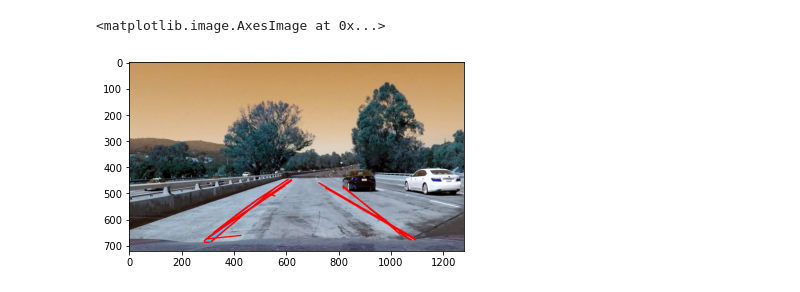
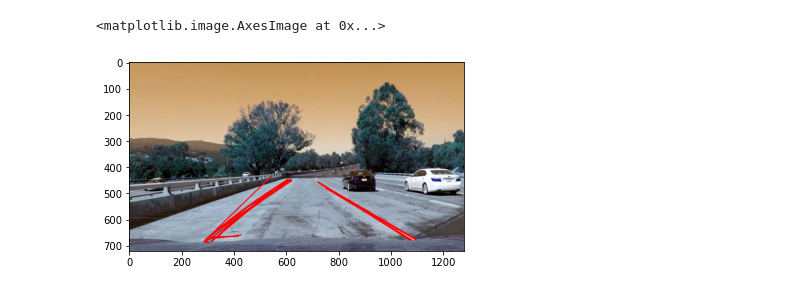
Before and after one commit to HelalyJunior/ImageProcessing-LaneDetection, a Jupyter notebook: LaneDetectionAnotherTechniques.ipynb, the cells around one changed output. Saved outputs shown, nothing was run; the diff lists cells and outputs as text; code cells hidden in the pictures.

```diff
--- a/LaneDetectionAnotherTechniques.ipynb
+++ b/LaneDetectionAnotherTechniques.ipynb
@@ -67,33 +123,33 @@ mask = np.zeros_like(img)
 input_top_left = [500,480]
 input_top_right = [780,480]
 input_bottom_right = [1200,700]
-input_bottom_left = [250,700]
+input_bottom_left = [170,700]
 srcPts = np.float32([input_bottom_left,input_top_left,input_top_right,input_bottom_right])
 dstPts = np.float32([[0,720],[0,0],[1280,0],[1280,720]])
 
 
 
 mat,mat_inv = PerspectiveTransform(srcPts,dstPts)
 bird_view = warp_perspective(img,mat)
 
 gray_img = grayscale(bird_view)
 darkened_img = adjust_gamma(gray_img, 0.5)
 white_mask = isolate_color_mask(to_hls(img), np.array([0, 200, 0], dtype=np.uint8), np.array([200, 255, 255], dtype=np.uint8))
 yellow_mask = isolate_color_mask(to_hls(img), np.array([10, 0, 100], dtype=np.uint8), np.array([40, 255, 255], dtype=np.uint8))
 mask = cv2.bitwise_or(white_mask, yellow_mask)
 colored_img = cv2.bitwise_and(darkened_img, darkened_img, mask=mask)
 blurred_img = gaussian_blur(colored_img, kernel_size=7)
 
 
 edges = cv2.Canny(blurred_img,70,140)
 
 aoi_img = get_aoi(edges)
 
 lines =cv2.HoughLinesP(aoi_img,1,np.pi/180,20,minLineLength=20,maxLineGap=300)
 hough_img = draw_lines(img, lines)
 
 
 plt.imshow(hough_img)
 # %% [output]
 <matplotlib.image.AxesImage at 0x...>
-[figure, old version]
+[figure, new version]
```
Also changed, not shown: parts of 4 cells of this notebook.
